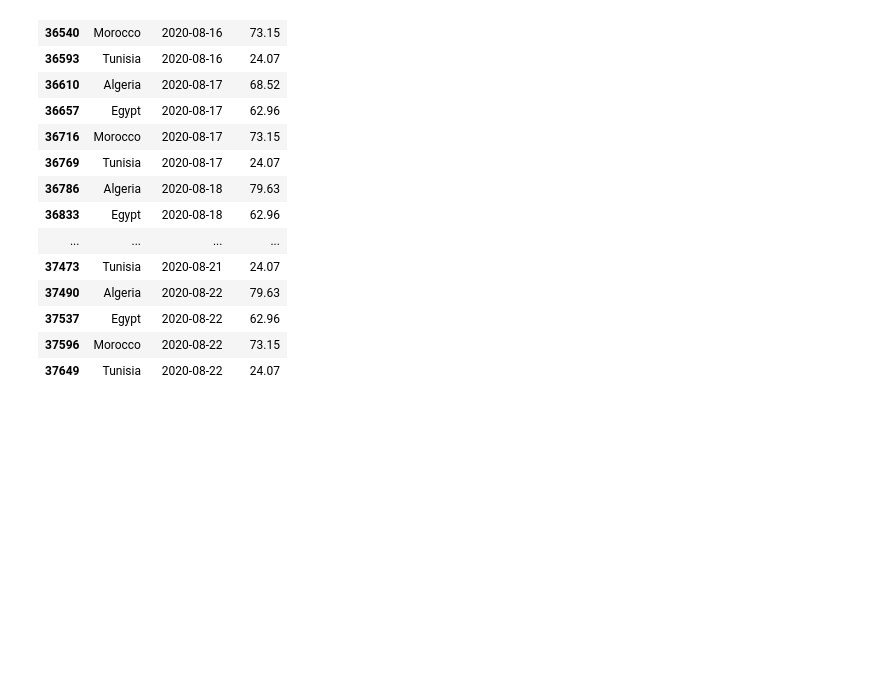
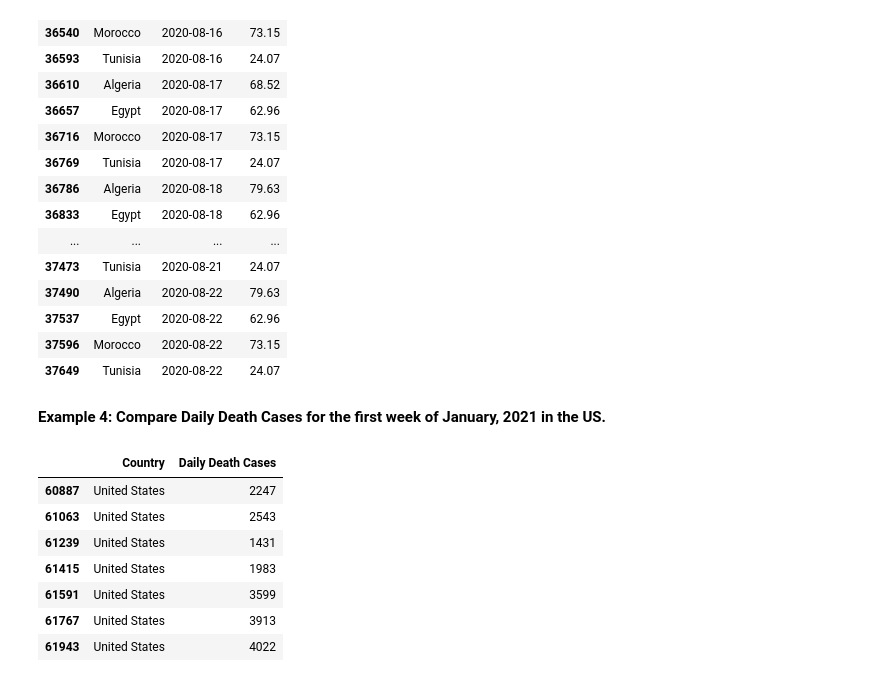
Before and after one commit to OctavioAlcazar55/DDP-unibz-project-18697, a Jupyter notebook: Notebooks/US5-DataAggregation.ipynb, the cells around one changed output. Saved outputs shown, nothing was run; the diff lists cells and outputs as text; code cells hidden in the pictures; blank space fills up the shorter version.

```diff
--- a/Notebooks/US5-DataAggregation.ipynb
+++ b/Notebooks/US5-DataAggregation.ipynb
@@ -1070,3 +1199,22 @@ merged_df.loc[(merged_df["Timestamps"] >= start_date) &
 | 37537 | Egypt | 2020-08-22 | 62.96 |
 | 37596 | Morocco | 2020-08-22 | 73.15 |
 | 37649 | Tunisia | 2020-08-22 | 24.07 |
+# %% [markdown]
+**Example 4: Compare Daily Death Cases for the first week of January, 2021 in the US.**
+# %%
+start_date = "2021-01-01"
+end_date   = "2021-01-07"
+
+mask = (merged_df["Timestamps"] >= start_date) & (merged_df["Timestamps"] <= end_date) & \
+       (merged_df["Country"] == "United States")
+# %%
+merged_df.loc[mask, ["Country", "Daily Death Cases"]]
+# %% [output]
+|  | Country | Daily Death Cases |
+| 60887 | United States | 2247 |
+| 61063 | United States | 2543 |
+| 61239 | United States | 1431 |
+| 61415 | United States | 1983 |
+| 61591 | United States | 3599 |
+| 61767 | United States | 3913 |
+| 61943 | United States | 4022 |
```
Also changed, not shown: parts of 24 cells of this notebook, 3 other files.
